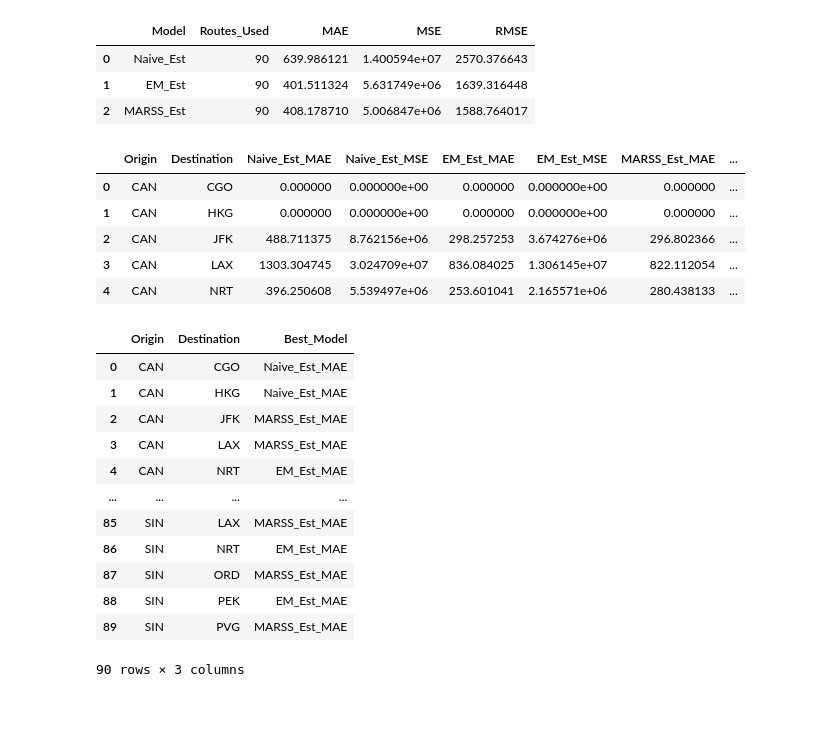
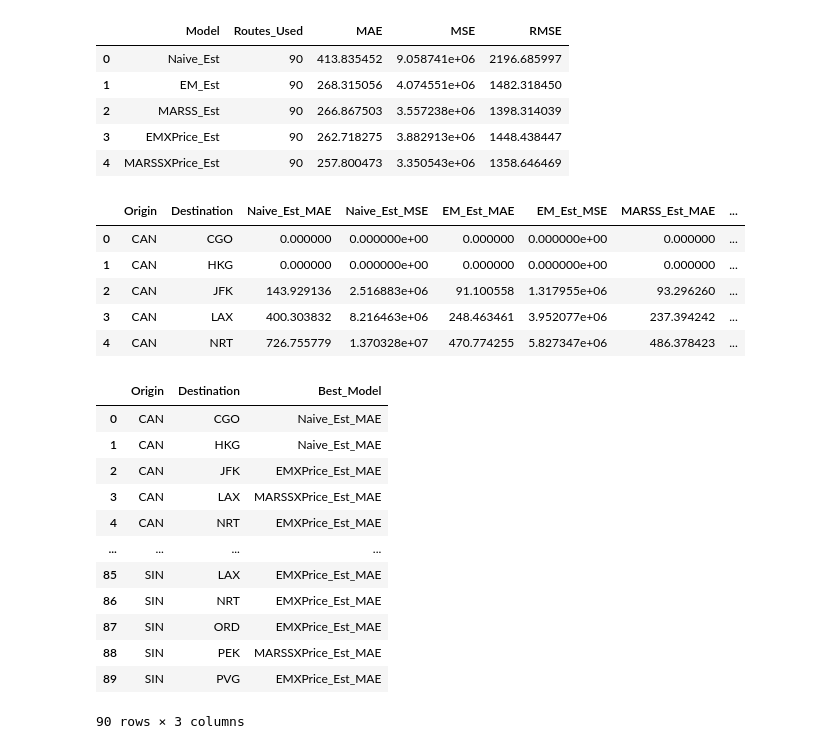
Before and after one commit to KorawutMing/AirCargoSynthesizedDataset, a Jupyter notebook: Unconstraining/batch_results.ipynb, the cells around one changed output. Drawn from its saved outputs; the diff is of its cells as text; code cells hidden in the pictures; blank space fills up the shorter version.

Commit message:
add price effect, price unconstraining models, batch unconstraining
Co-authored-by: Copilot <copilot@github.com>

```diff
--- a/Unconstraining/batch_results.ipynb
+++ b/Unconstraining/batch_results.ipynb
@@ -27,5 +27,5 @@ df_all.head()
 # %%
-models = ["Naive_Est", "EM_Est", "MARSS_Est"]
+models = ["Naive_Est", "EM_Est", "MARSS_Est", "EMXPrice_Est", "MARSSXPrice_Est"]
 
 results = []
 
@@ -57,36 +57,38 @@ for col in models:
             print(f"Skipping OD pair ({o} -> {d}) due to low error: MAE={mae:.4f}, MSE={mse:.4f}, RMSE={rmse:.4f}")
             continue
 
         route_metrics.append((mae, mse, rmse))
 
     # Aggregate remaining OD pairs
     if len(route_metrics) == 0:
         avg_mae = np.nan
         avg_mse = np.nan
         avg_rmse = np.nan
         n_routes = 0
     else:
         arr = np.array(route_metrics)
         avg_mae = arr[:, 0].mean()
         avg_mse = arr[:, 1].mean()
         avg_rmse = arr[:, 2].mean()
         n_routes = len(route_metrics)
 
     results.append({
         "Model": col,
         "Routes_Used": n_routes,
         "MAE": avg_mae,
         "MSE": avg_mse,
         "RMSE": avg_rmse
     })
 
 metrics_df = pd.DataFrame(results)
 metrics_df
 # %% [output]
 |  | Model | Routes_Used | MAE | MSE | RMSE |
-| 0 | Naive_Est | 90 | 639.986121 | 1.400594e+07 | 2570.376643 |
-| 1 | EM_Est | 90 | 401.511324 | 5.631749e+06 | 1639.316448 |
-| 2 | MARSS_Est | 90 | 408.178710 | 5.006847e+06 | 1588.764017 |
+| 0 | Naive_Est | 90 | 413.835452 | 9.058741e+06 | 2196.685997 |
+| 1 | EM_Est | 90 | 268.315056 | 4.074551e+06 | 1482.318450 |
+| 2 | MARSS_Est | 90 | 266.867503 | 3.557238e+06 | 1398.314039 |
+| 3 | EMXPrice_Est | 90 | 262.718275 | 3.882913e+06 | 1448.438447 |
+| 4 | MARSSXPrice_Est | 90 | 257.800473 | 3.350543e+06 | 1358.646469 |
 # %%
 pair_results = []
 
@@ -118,12 +120,12 @@ pair_df.head()
 |  | Origin | Destination | Naive_Est_MAE | Naive_Est_MSE | EM_Est_MAE | EM_Est_MSE | MARSS_Est_MAE | ... |
 | 0 | CAN | CGO | 0.000000 | 0.000000e+00 | 0.000000 | 0.000000e+00 | 0.000000 | ... |
 | 1 | CAN | HKG | 0.000000 | 0.000000e+00 | 0.000000 | 0.000000e+00 | 0.000000 | ... |
-| 2 | CAN | JFK | 488.711375 | 8.762156e+06 | 298.257253 | 3.674276e+06 | 296.802366 | ... |
-| 3 | CAN | LAX | 1303.304745 | 3.024709e+07 | 836.084025 | 1.306145e+07 | 822.112054 | ... |
-| 4 | CAN | NRT | 396.250608 | 5.539497e+06 | 253.601041 | 2.165571e+06 | 280.438133 | ... |
+| 2 | CAN | JFK | 143.929136 | 2.516883e+06 | 91.100558 | 1.317955e+06 | 93.296260 | ... |
+| 3 | CAN | LAX | 400.303832 | 8.216463e+06 | 248.463461 | 3.952077e+06 | 237.394242 | ... |
+| 4 | CAN | NRT | 726.755779 | 1.370328e+07 | 470.774255 | 5.827347e+06 | 486.378423 | ... |
 # %%
 pair_df["Best_Model"] = pair_df[
-    ["Naive_Est_MAE", "EM_Est_MAE", "MARSS_Est_MAE"]
+    ["Naive_Est_MAE", "EM_Est_MAE", "MARSS_Est_MAE", "EMXPrice_Est_MAE", "MARSSXPrice_Est_MAE"]
 ].idxmin(axis=1)
 
 pair_df[["Origin", "Destination", "Best_Model"]]
@@ -131,13 +133,13 @@ pair_df[["Origin", "Destination", "Best_Model"]]
 |  | Origin | Destination | Best_Model |
 | 0 | CAN | CGO | Naive_Est_MAE |
 | 1 | CAN | HKG | Naive_Est_MAE |
-| 2 | CAN | JFK | MARSS_Est_MAE |
-| 3 | CAN | LAX | MARSS_Est_MAE |
-| 4 | CAN | NRT | EM_Est_MAE |
+| 2 | CAN | JFK | EMXPrice_Est_MAE |
+| 3 | CAN | LAX | MARSSXPrice_Est_MAE |
+| 4 | CAN | NRT | EMXPrice_Est_MAE |
 | ... | ... | ... | ... |
-| 85 | SIN | LAX | MARSS_Est_MAE |
-| 86 | SIN | NRT | EM_Est_MAE |
-| 87 | SIN | ORD | MARSS_Est_MAE |
-| 88 | SIN | PEK | EM_Est_MAE |
-| 89 | SIN | PVG | MARSS_Est_MAE |
+| 85 | SIN | LAX | EMXPrice_Est_MAE |
+| 86 | SIN | NRT | EMXPrice_Est_MAE |
+| 87 | SIN | ORD | EMXPrice_Est_MAE |
+| 88 | SIN | PEK | MARSSXPrice_Est_MAE |
+| 89 | SIN | PVG | EMXPrice_Est_MAE |
 90 rows × 3 columns
```
Also changed, not shown: parts of 1 cell of this notebook, 6 other files.
